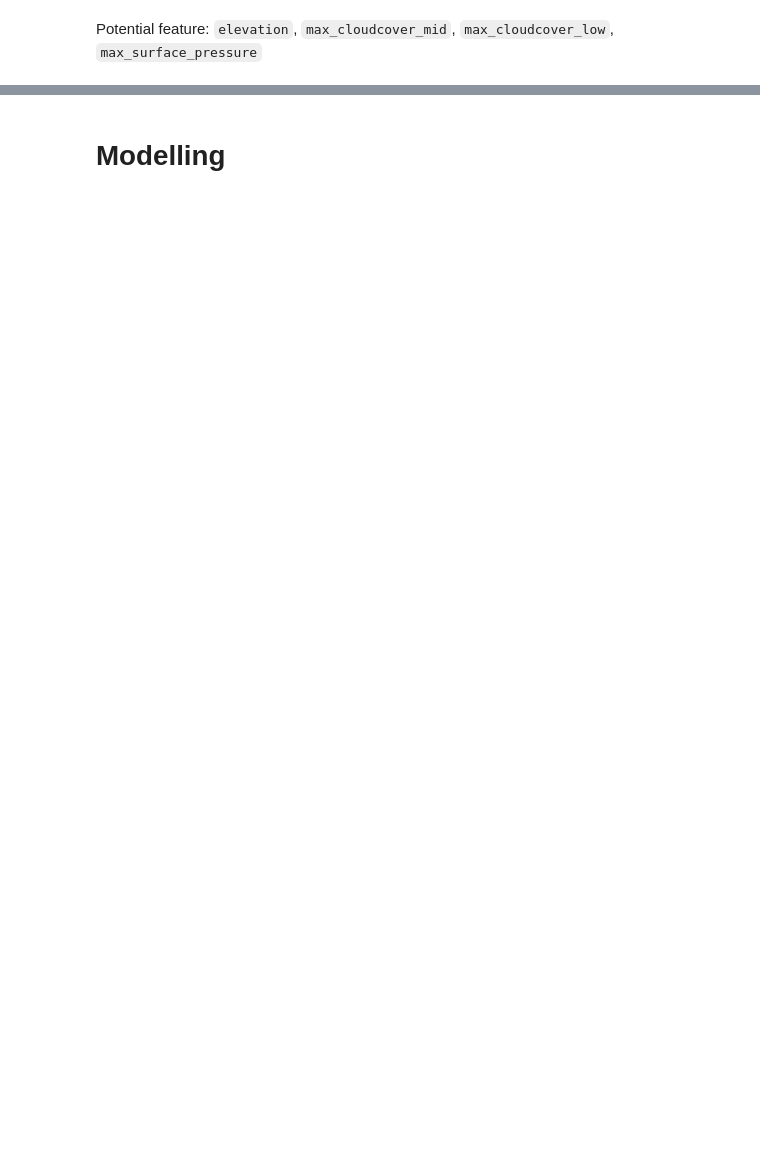
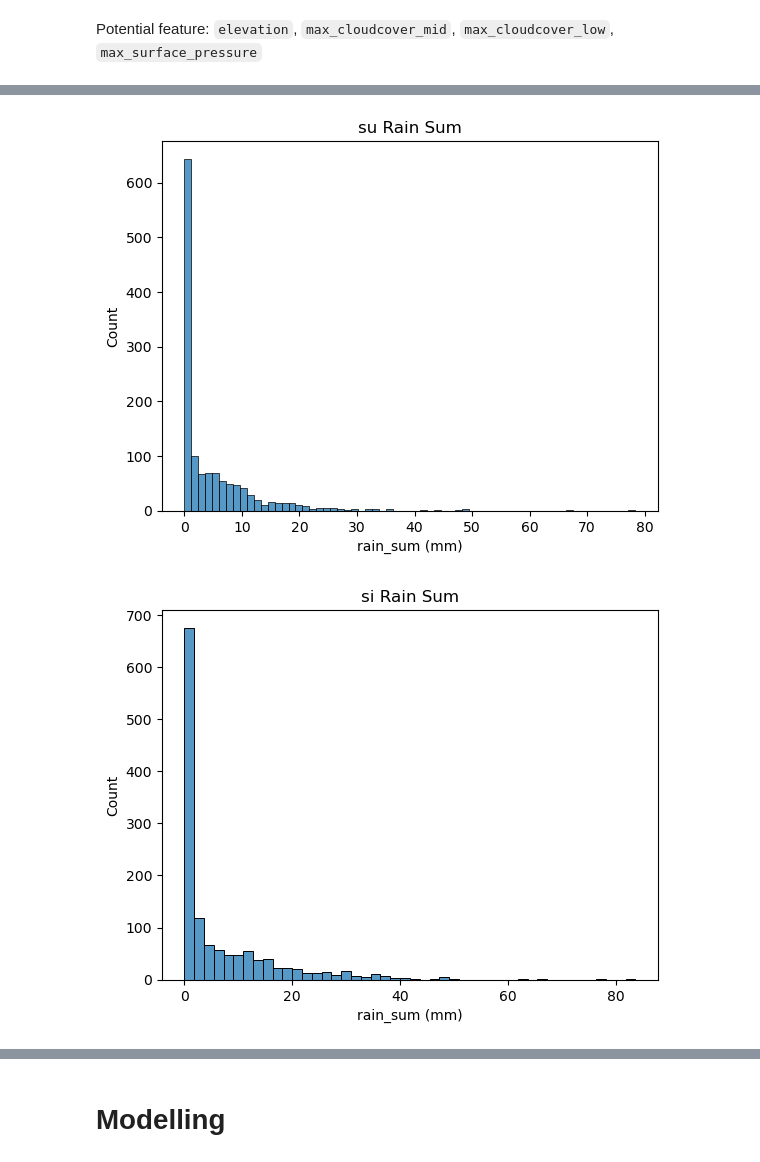
Before and after one commit to FelixFern/Arkavidia-2023-ODE, a Jupyter notebook: Arkavidia.ipynb, the cells around one changed output, grey strips where cells are left out. Drawn from its saved outputs; the diff is of its cells as text; code cells hidden in the pictures; blank space fills up the shorter version.

```diff
--- a/Arkavidia.ipynb
+++ b/Arkavidia.ipynb
@@ -277,0 +336,5 @@ heatmap.set_title('Features Correlating with Rain Sum [Sum]', fontdict={'fontsiz
+# %%
+for city in cleaned_train['city'].unique():
+    print(city)
+    print(cleaned_train['rain_sum (mm)'][cleaned_train['city'] == city].describe())
+    print()
@@ -277,0 +359,8 @@ heatmap.set_title('Features Correlating with Rain Sum [Sum]', fontdict={'fontsiz
+# %%
+for city in cleaned_train['city'].unique():
+    plt.figure()
+    sns.histplot(data=cleaned_train.loc[cleaned_train['city'] == city], x='rain_sum (mm)')
+    plt.title(f'{city} Rain Sum')
+# %% [output]
+[figure, added]
+[figure, added]
```
Also changed, not shown: parts of 13 cells of this notebook.
